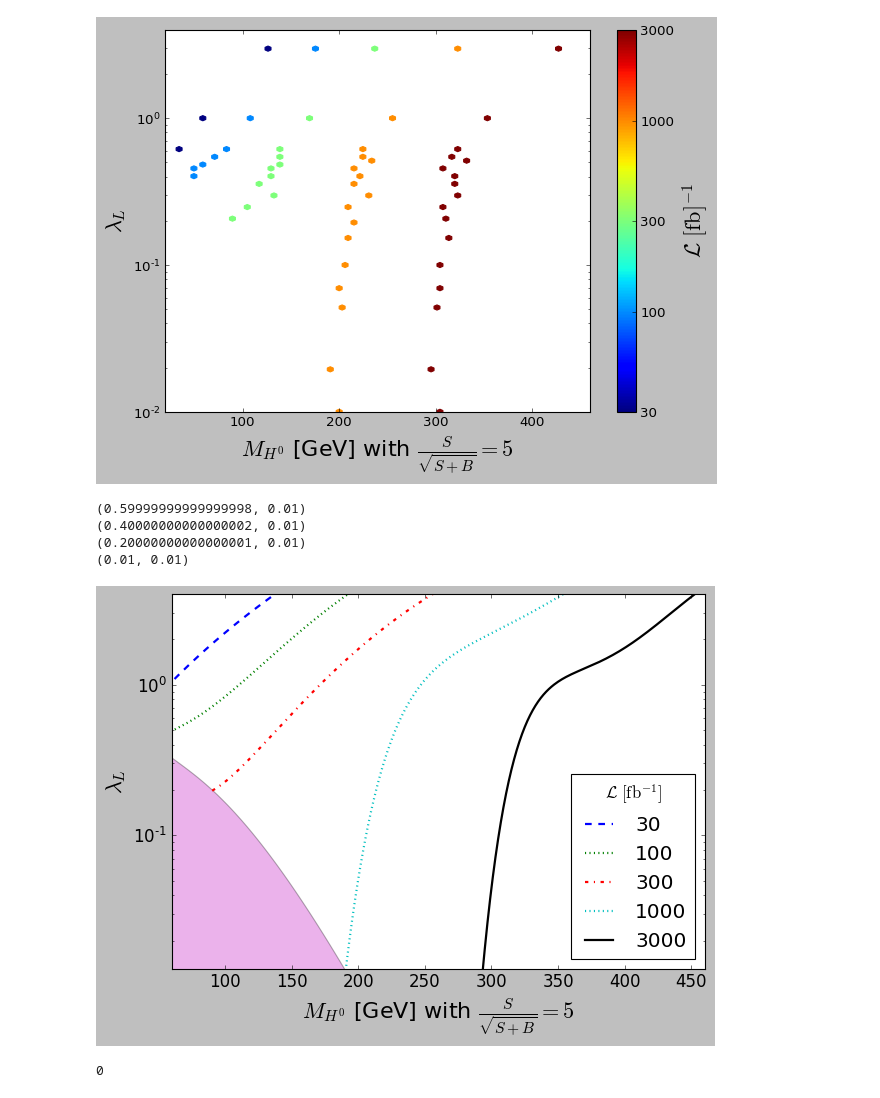
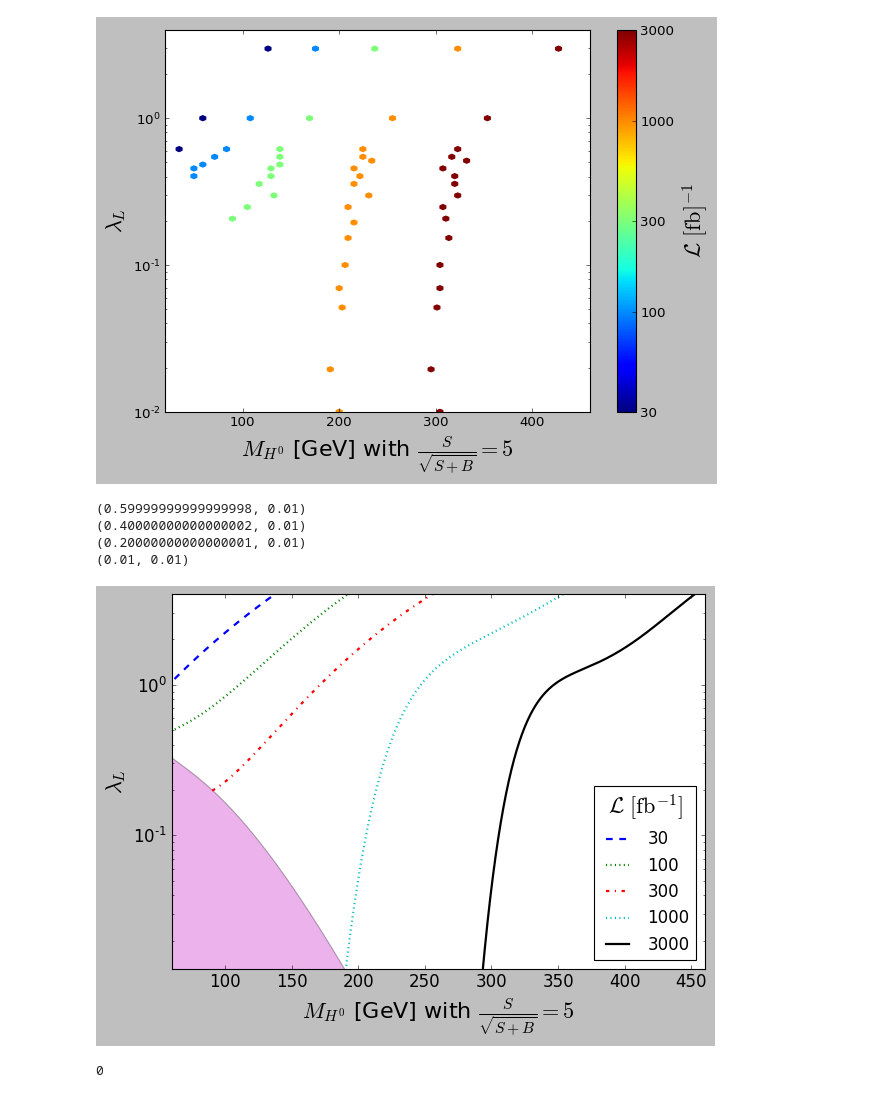
Before and after one commit to restrepo/VBF_IDM, a Jupyter notebook: Significance_countours.ipynb, the cells around one changed output. Saved outputs shown, nothing was run; the diff lists cells and outputs as text; code cells hidden in the pictures.

```diff
--- a/Significance_countours.ipynb
+++ b/Significance_countours.ipynb
@@ -166,33 +166,33 @@ for Lumi in Lumis:
         get_point=sd[sd.LaL==ymin]
         if get_point.shape[0]==1:
             lower=lower.append(get_point[['MH0_excl','LaL']],ignore_index=True)
 
         print(ymin,df.LaL.min())
     if ymin==df.LaL.min():
         store_lower=False
 
     if points:
         plt.semilogy( sd.MH0_excl, sd.LaL,'ro')
     plt.semilogy( x, sf(x),line_format[i],label='%d' %int(Lumi/1000) ,lw=2 )
     i=i+1
 
 
 
 lf=curvefit(lower.MH0_excl,lower.LaL)
 lf.add_fit(4,ShowPlot=False)
 xlf=np.arange( lower.MH0_excl.min(),lower.MH0_excl.max()  )
 plt.fill_between(xlf,lf(xlf),0.01,alpha=0.3,facecolor='m')
-plt.legend(loc='lower right',title=r'${\cal L}\ [{\rm fb}^{-1}]$')
+leg=plt.legend(loc='lower right',prop={'size':15})
+leg.set_title(r'${\cal L}\ [{\rm fb}^{-1}]$',prop={'size':20})
 plt.xlim(60,460)
 plt.ylim(1.3E-2,4)
 plt.xlabel(r'$M_{H^0}$ [GeV] with $\frac{S}{\sqrt{S+B}}=5$',size=20)
 plt.ylabel(r'$\lambda_L$',size=20)
 plt.tight_layout()
-
 plt.savefig('lcf.pdf')
 # %% [output]
 (0.59999999999999998, 0.01)
 (0.40000000000000002, 0.01)
 (0.20000000000000001, 0.01)
 (0.01, 0.01)
-[figure, old version]
+[figure, new version]
```
Also changed, not shown: parts of 1 cell of this notebook, 1 other file.
